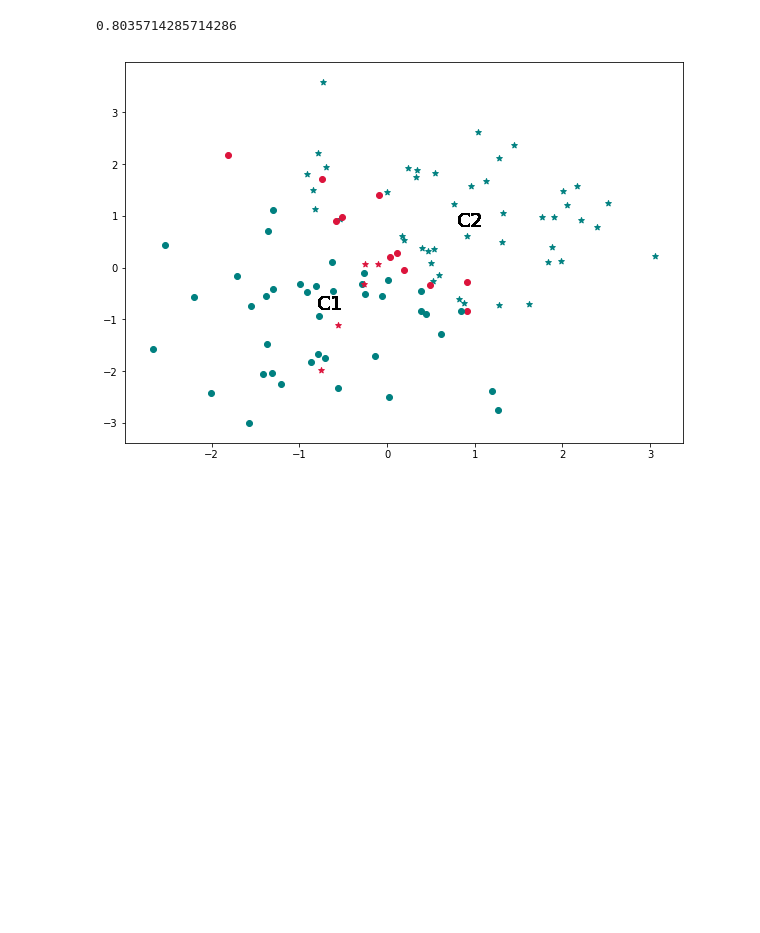
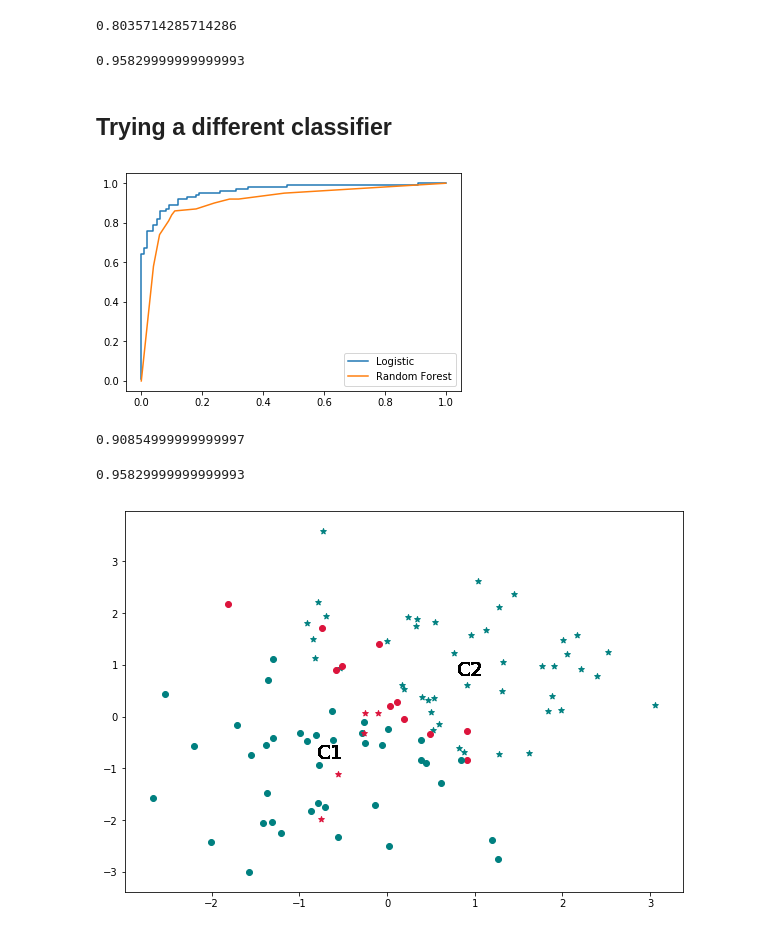
Before and after one commit to gerdm/machine_learning, a Jupyter notebook: scikitlearn_tflow/scikittest.ipynb, the cells around one changed output. Cells and saved outputs as stored; diff of their text form; code cells hidden in the pictures; blank space fills up the shorter version.

```diff
--- a/scikitlearn_tflow/scikittest.ipynb
+++ b/scikitlearn_tflow/scikittest.ipynb
@@ -110,6 +152,36 @@ test_predict = lr.predict(test_x)
 precision_score(test_y, test_predict)
 # %% [output]
 0.8035714285714286
+# %%
+from sklearn.metrics import roc_auc_score
+roc_auc_score(train_y, train_y_scores[:,1])
+# %% [output]
+0.95829999999999993
+# %% [markdown]
+## Trying a different classifier
+# %%
+from sklearn.ensemble import RandomForestClassifier
+forest_clf = RandomForestClassifier(random_state=42)
+train_cv_proba_forest = cross_val_predict(forest_clf, train_x, train_y, method="predict_proba")
+y_score_forest = train_cv_proba_forest[:,1]
+fpr_forest, tpr_forest, thresholds = roc_curve(train_y, y_score_forest)
+
+plt.plot(fpr, tpr, label="Logistic")
+plt.plot(fpr_forest, tpr_forest, label="Random Forest")
+plt.legend()
+plt.show()
+# %% [output]
+[figure, added]
+# %%
+# ROC integral for random forests
+roc_auc_score(train_y, train_cv_proba_forest[:,1])
+# %% [output]
+0.90854999999999997
+# %%
+# ROC integral for logistic regression
+roc_auc_score(train_y, train_y_scores[:,1])
+# %% [output]
+0.95829999999999993
 # %%
 plt.figure(figsize=(10,7))
 for row in np.c_[test_x, test_y, test_predict]:
```
Also changed, not shown: parts of 12 cells of this notebook, 2 other files.
